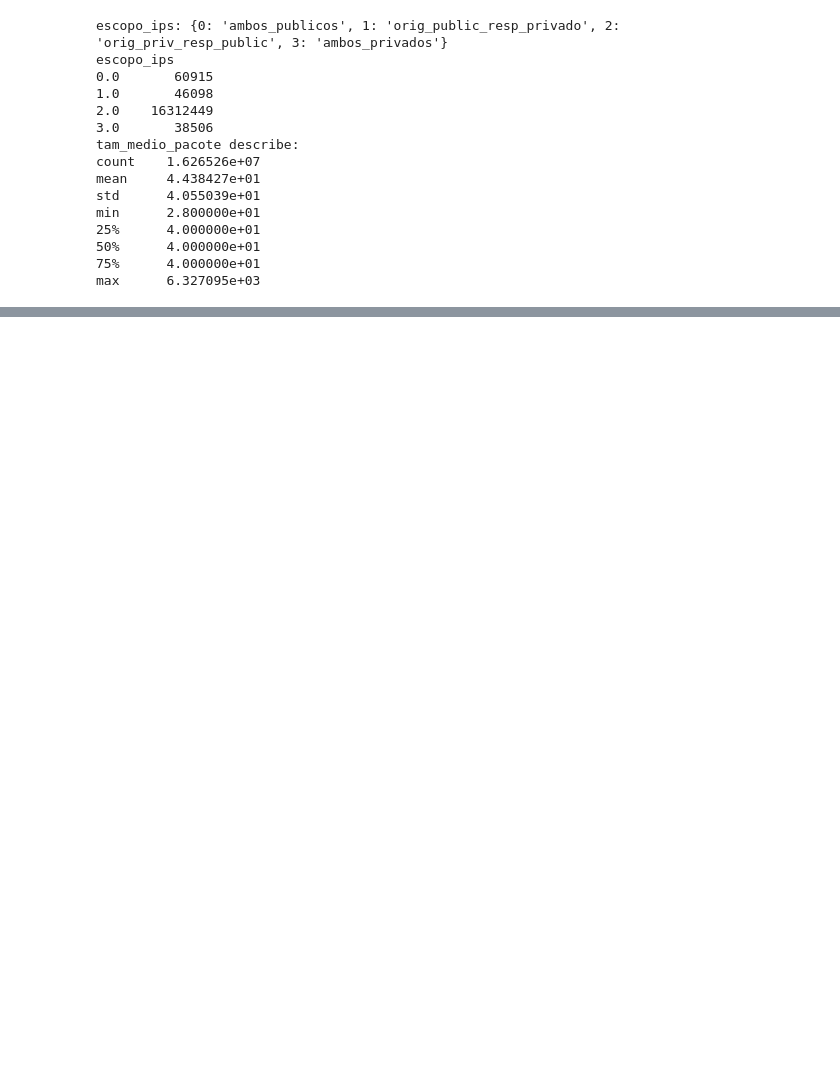
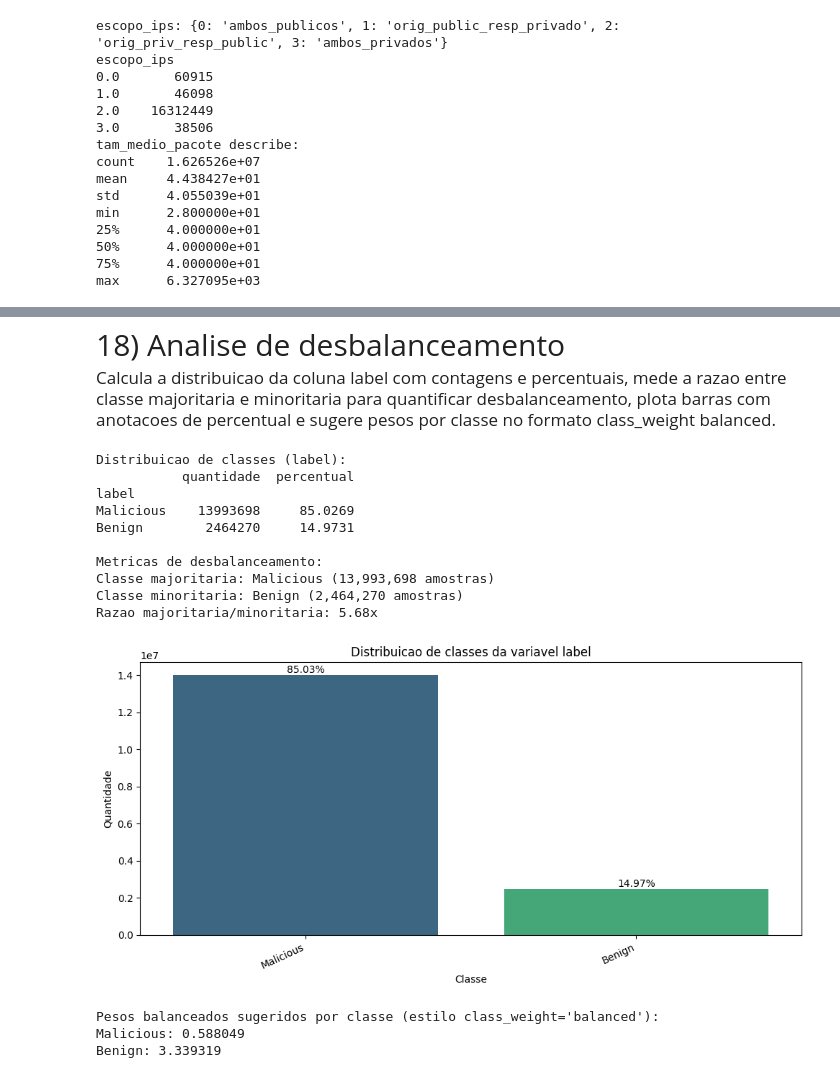
Before and after one commit to DiogoMarassi/secure-iot-detection, a Jupyter notebook: notebooks/analise.ipynb, the cells around one changed output, grey strips where cells are left out. Cells and saved outputs as stored; diff of their text form; code cells hidden in the pictures; blank space fills up the shorter version.

Commit message:
[feat] Adicionando seções de markdown para organização e explicação no notebook de análise

```diff
--- a/notebooks/analise.ipynb
+++ b/notebooks/analise.ipynb
@@ -682,0 +997,79 @@ tam_medio_pacote     missed_bytes  0.000012 0.000012
+# %% [markdown]
+<div style="font-size: 30px; line-height: 1.25;">18) Analise de desbalanceamento</div>
+<div style="font-size: 17px; line-height: 1.55; margin-top: 12px;">Calcula a distribuicao da coluna label com contagens e percentuais, mede a razao entre classe majoritaria e minoritaria para quantificar desbalanceamento, plota barras com anotacoes de percentual e sugere pesos por classe no formato class_weight balanced.</div>
+# %%
+label_col = "label"
+
+if label_col not in df.columns:
+    raise KeyError(f"Coluna alvo '{label_col}' nao encontrada no DataFrame.")
+
+s = (
+    df[label_col]
+    .astype(str)
+    .str.strip()
+    .replace({"": "(vazio)", "nan": "(vazio)", "None": "(vazio)"})
+)
+
+contagens = s.value_counts(dropna=False)
+proporcoes = (contagens / contagens.sum() * 100).round(4)
+resumo = pd.DataFrame({
+    "quantidade": contagens,
+    "percentual": proporcoes,
+})
+
+print("Distribuicao de classes (label):")
+print(resumo.to_string())
+
+if len(contagens) > 1:
+    classe_maior = contagens.idxmax()
+    classe_menor = contagens.idxmin()
+    razao_desbalanceamento = contagens.max() / contagens.min()
+
+    print("\nMetricas de desbalanceamento:")
+    print(f"Classe majoritaria: {classe_maior} ({contagens.max():,} amostras)")
+    print(f"Classe minoritaria: {classe_menor} ({contagens.min():,} amostras)")
+    print(f"Razao majoritaria/minoritaria: {razao_desbalanceamento:.2f}x")
+else:
+    print("\nApenas uma classe encontrada; nao ha desbalanceamento entre classes para medir.")
+
+plt.figure(figsize=(10, 5))
+ordem = contagens.index.tolist()
+ax = sns.barplot(
+    x=contagens.index,
+    y=contagens.values,
+    order=ordem,
+    palette="viridis",
+    hue=contagens.index,
+    legend=False,
+)
+ax.set_title("Distribuicao de classes da variavel label")
+ax.set_xlabel("Classe")
+ax.set_ylabel("Quantidade")
+plt.xticks(rotation=25, ha="right")
+
+for i, v in enumerate(contagens.values):
+    ax.text(i, v, f"{(v / contagens.sum()) * 100:.2f}%", ha="center", va="bottom")
+
+plt.tight_layout()
+plt.show()
+
+if len(contagens) > 1:
+    pesos_balanceados = {c: len(s) / (len(contagens) * n) for c, n in contagens.items()}
+    print("\nPesos balanceados sugeridos por classe (estilo class_weight='balanced'):")
+    for c, w in pesos_balanceados.items():
+        print(f"{c}: {w:.6f}")
+# %% [output]
+Distribuicao de classes (label):
+           quantidade  percentual
+label
+Malicious    13993698     85.0269
+Benign        2464270     14.9731
+
+Metricas de desbalanceamento:
+Classe majoritaria: Malicious (13,993,698 amostras)
+Classe minoritaria: Benign (2,464,270 amostras)
+Razao majoritaria/minoritaria: 5.68x
+[figure, added]
+Pesos balanceados sugeridos por classe (estilo class_weight='balanced'):
+Malicious: 0.588049
+Benign: 3.339319
```
Also changed, not shown: parts of 32 cells of this notebook.
